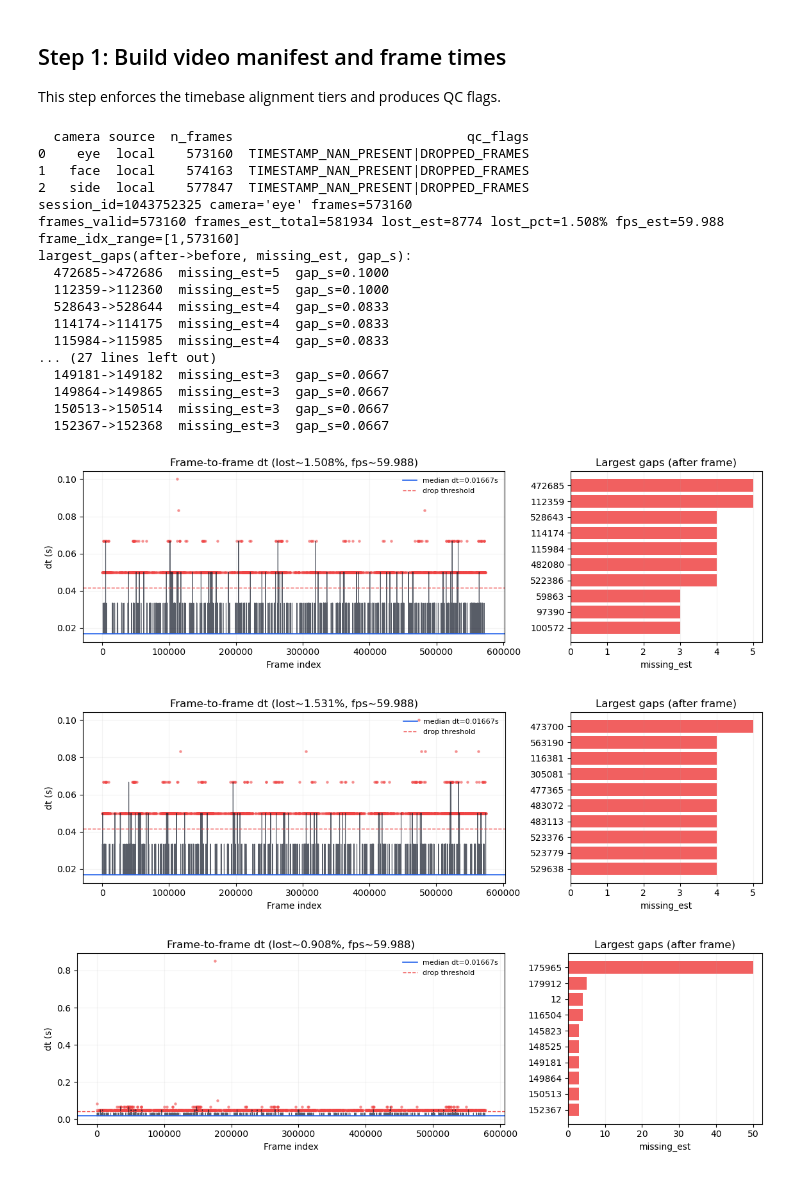
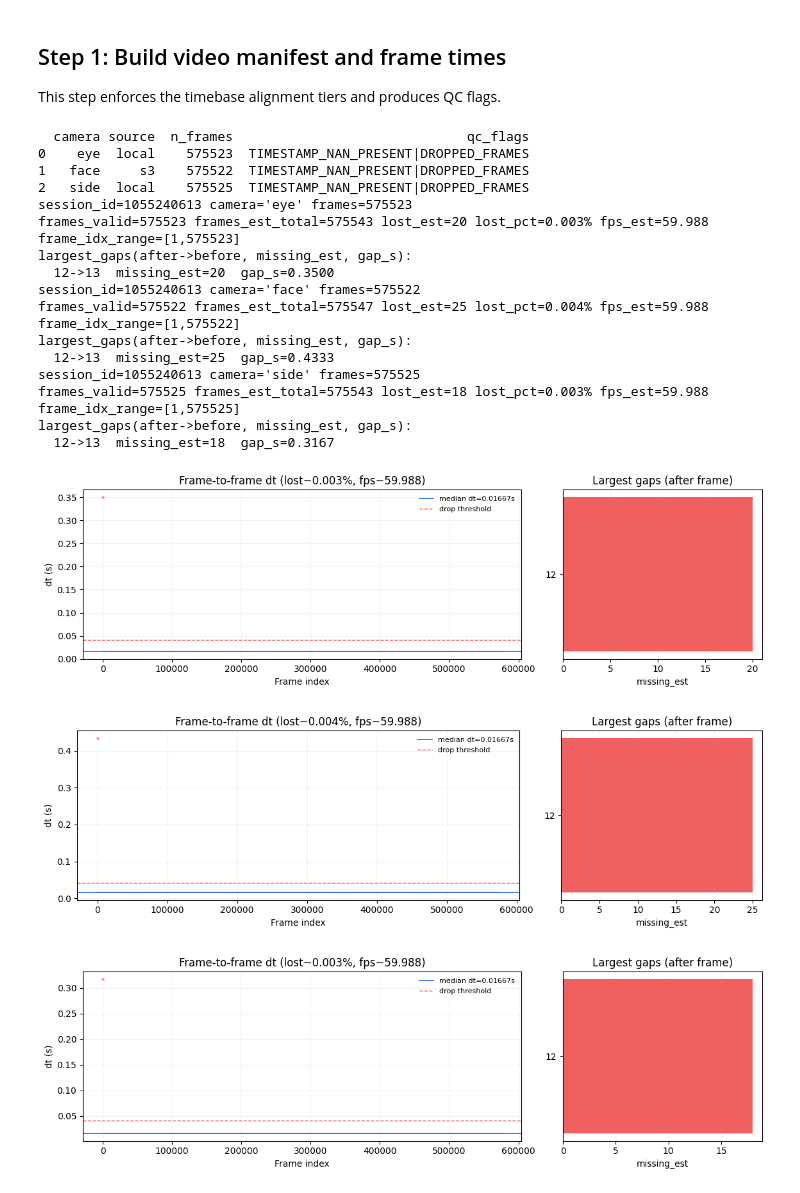
Before and after one commit to muhsinh/vbn-analysis, a Jupyter notebook: notebooks/05_Video_IO_and_Frame_Timebase.ipynb, the cells around one changed output. Drawn from its saved outputs; the diff is of its cells as text; code cells hidden in the pictures.

```diff
--- a/notebooks/05_Video_IO_and_Frame_Timebase.ipynb
+++ b/notebooks/05_Video_IO_and_Frame_Timebase.ipynb
@@ -85,41 +85,40 @@ This step enforces the timebase alignment tiers and produces QC flags.
 # %%
 from io_sessions import load_sessions_csv, get_session_bundle
 from viz import plot_video_alignment
 
 sessions = load_sessions_csv()
-SESSION_IDS = sessions.session_id.tolist()[:1]
+SESSION_IDS = [1055240613]
 
 for session_id in SESSION_IDS:
     bundle = get_session_bundle(session_id, sessions, resolve_nwb=False, inspect_modalities=False)
     assets = bundle.load_video_assets()
     frame_times = bundle.load_frame_times()
     if assets is not None and not assets.empty:
         print(assets[["camera", "source", "n_frames", "qc_flags"]])
     else:
         print("No video assets available.")
     if frame_times is not None and not frame_times.empty:
         for camera in sorted(frame_times["camera"].unique()):
             ft_cam = frame_times[frame_times["camera"] == camera]
             print(f"{session_id=} {camera=} frames={len(ft_cam)}")
             plot_video_alignment(ft_cam)
 # %% [output]
   camera source  n_frames                              qc_flags
-0    eye  local    573160  TIMESTAMP_NAN_PRESENT|DROPPED_FRAMES
-1   face  local    574163  TIMESTAMP_NAN_PRESENT|DROPPED_FRAMES
-2   side  local    577847  TIMESTAMP_NAN_PRESENT|DROPPED_FRAMES
-session_id=1043752325 camera='eye' frames=573160
-frames_valid=573160 frames_est_total=581934 lost_est=8774 lost_pct=1.508% fps_est=59.988 frame_idx_range=[1,573160]
+0    eye  local    575523  TIMESTAMP_NAN_PRESENT|DROPPED_FRAMES
+1   face     s3    575522  TIMESTAMP_NAN_PRESENT|DROPPED_FRAMES
+2   side  local    575525  TIMESTAMP_NAN_PRESENT|DROPPED_FRAMES
+session_id=1055240613 camera='eye' frames=575523
+frames_valid=575523 frames_est_total=575543 lost_est=20 lost_pct=0.003% fps_est=59.988 frame_idx_range=[1,575523]
 largest_gaps(after->before, missing_est, gap_s):
-  472685->472686  missing_est=5  gap_s=0.1000
-  112359->112360  missing_est=5  gap_s=0.1000
-  528643->528644  missing_est=4  gap_s=0.0833
-  114174->114175  missing_est=4  gap_s=0.0833
-  115984->115985  missing_est=4  gap_s=0.0833
-... (27 lines left out)
-  149181->149182  missing_est=3  gap_s=0.0667
-  149864->149865  missing_est=3  gap_s=0.0667
-  150513->150514  missing_est=3  gap_s=0.0667
-  152367->152368  missing_est=3  gap_s=0.0667
+  12->13  missing_est=20  gap_s=0.3500
+session_id=1055240613 camera='face' frames=575522
+frames_valid=575522 frames_est_total=575547 lost_est=25 lost_pct=0.004% fps_est=59.988 frame_idx_range=[1,575522]
+largest_gaps(after->before, missing_est, gap_s):
+  12->13  missing_est=25  gap_s=0.4333
+session_id=1055240613 camera='side' frames=575525
+frames_valid=575525 frames_est_total=575543 lost_est=18 lost_pct=0.003% fps_est=59.988 frame_idx_range=[1,575525]
+largest_gaps(after->before, missing_est, gap_s):
+  12->13  missing_est=18  gap_s=0.3167
-[figure, old version]
+[figure, new version]
-[figure, old version]
+[figure, new version]
-[figure, old version]
+[figure, new version]
```
Also changed, not shown: 12 other files.
